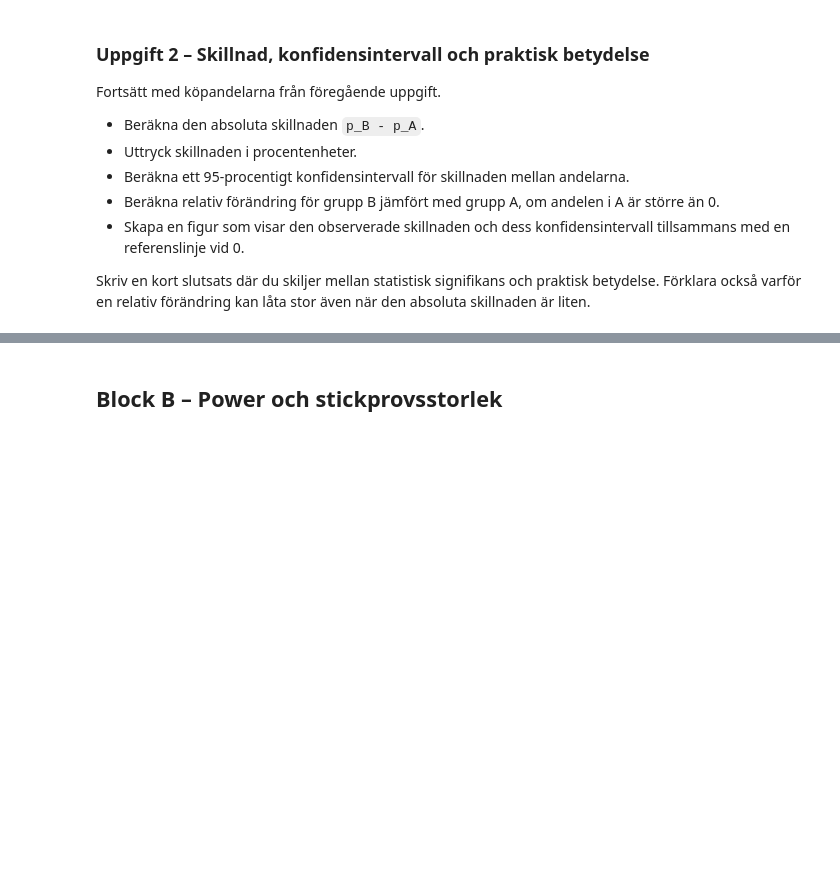
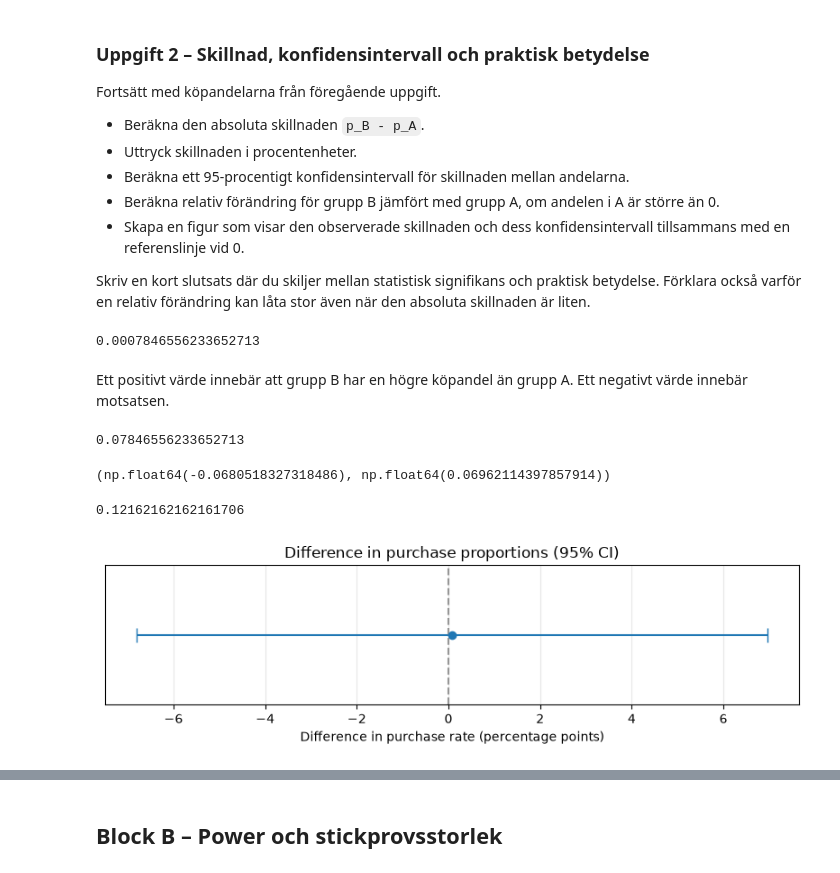
Before and after one commit to Hakan-Fridlund/PYSTDA45-Pythonprogrammering-och-statistisk-dataanalys, a Jupyter notebook: exercises/week7_exercises.ipynb, the cells around one changed output, grey strips where cells are left out. Saved outputs shown, nothing was run; the diff lists cells and outputs as text; code cells hidden in the pictures; blank space fills up the shorter version.

```diff
--- a/exercises/week7_exercises.ipynb
+++ b/exercises/week7_exercises.ipynb
@@ -108,3 +218,67 @@ Fortsätt med köpandelarna från föregående uppgift.
 - Skapa en figur som visar den observerade skillnaden och dess konfidensintervall tillsammans med en referenslinje vid 0.
 
 Skriv en kort slutsats där du skiljer mellan statistisk signifikans och praktisk betydelse. Förklara också varför en relativ förändring kan låta stor även när den absoluta skillnaden är liten.
+# %%
+p_A = x_A / n_A
+p_B = x_B / n_B
+difference = p_B - p_A
+difference
+# %% [output]
+0.0007846556233652713
+# %% [markdown]
+Ett positivt värde innebär att grupp B har en högre köpandel än grupp A. Ett negativt värde innebär motsatsen.
+# %%
+difference_pp = difference * 100
+difference_pp
+# %% [output]
+0.07846556233652713
+# %%
+from scipy.stats import norm
+import numpy as np
+se = np.sqrt(
+    p_A * (1 - p_A) / n_A +
+    p_B * (1 - p_B) / n_B
+)
+
+z_critical = norm.ppf(0.975)
+
+ci_lower = difference - z_critical * se
+ci_upper = difference + z_critical * se
+
+ci_lower, ci_upper
+# %% [output]
+(np.float64(-0.0680518327318486), np.float64(0.06962114397857914))
+# %%
+if p_A > 0:
+    relative_change = (p_B - p_A) / p_A * 100
+else:
+    relative_change = np.nan
+relative_change
+# %% [output]
+0.12162162162161706
+# %%
+import matplotlib.pyplot as plt
+plt.figure(figsize=(8, 2.5))
+
+plt.errorbar(
+    x=difference_pp,
+    y=0,
+    xerr=[[
+        (difference - ci_lower) * 100
+    ], [
+        (ci_upper - difference) * 100
+    ]],
+    fmt='o',
+    capsize=6
+)
+plt.axvline(0, linestyle='--', color='gray', alpha=0.8)
+
+plt.xlabel('Difference in purchase rate (percentage points)')
+plt.yticks([])
+plt.title('Difference in purchase proportions (95% CI)')
+plt.grid(axis='x', alpha=0.3)
+
+plt.tight_layout()
+plt.show()
+# %% [output]
+[figure, added]
```
Also changed, not shown: parts of 14 cells of this notebook, 1 other file.
